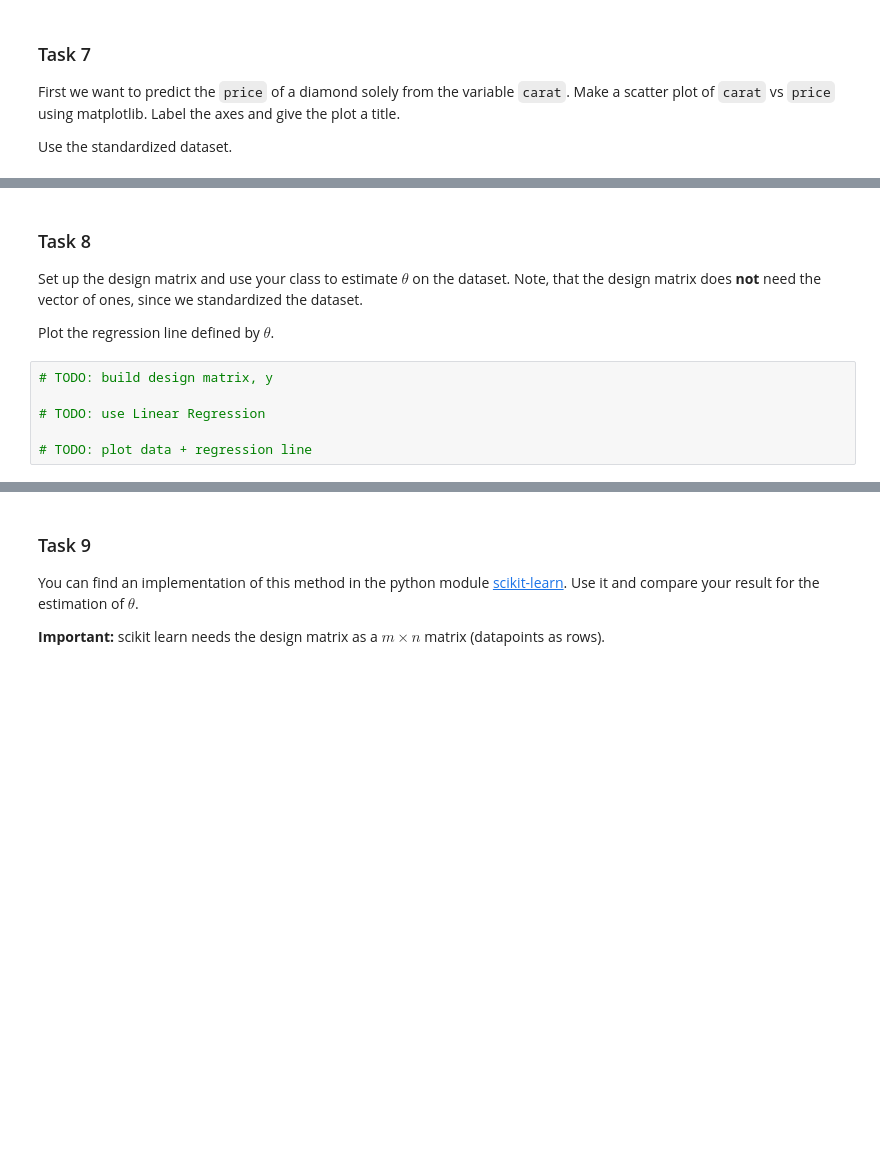
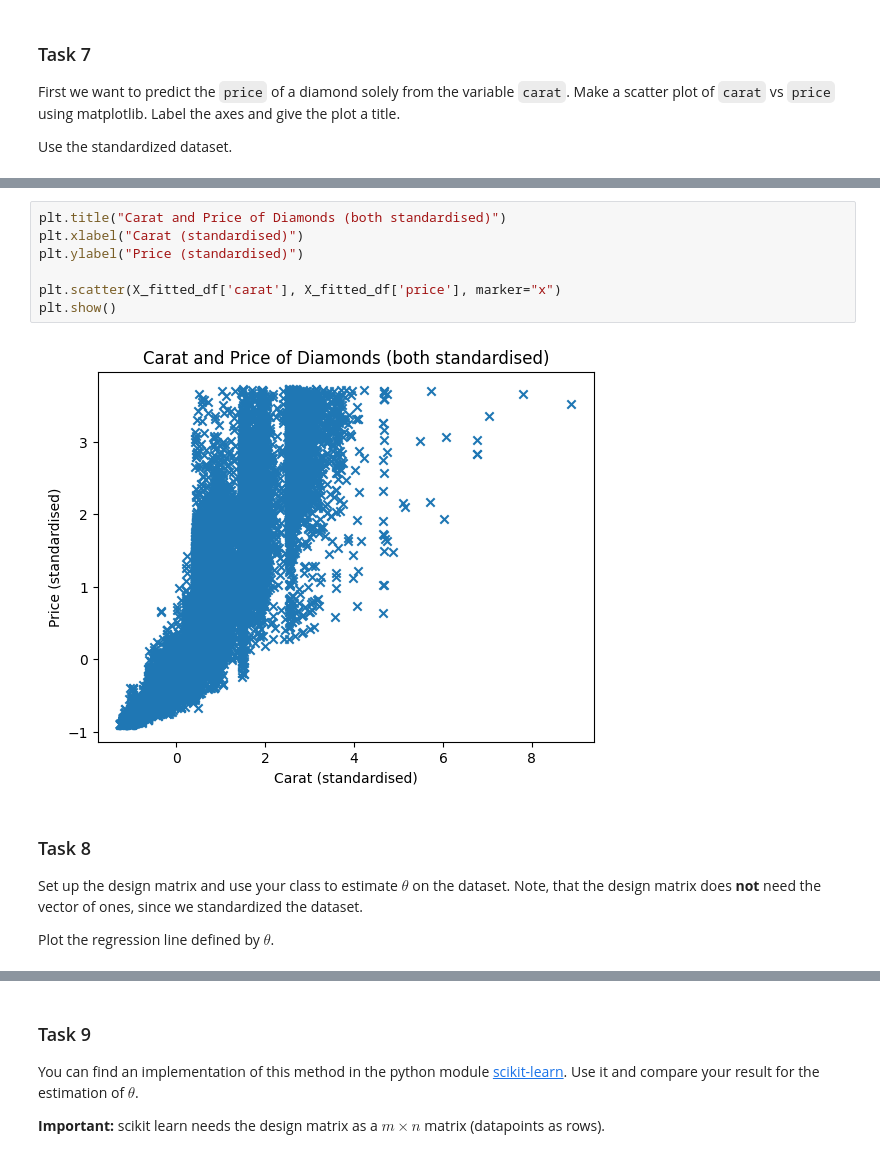
Before and after one commit to HerrMotz/AGDML-Lab, a Jupyter notebook: 01_Linear_Regression/01_Linear_Regression.ipynb, the cells around one changed output, grey strips where cells are left out. Drawn from its saved outputs; the diff is of its cells as text; blank space fills up the shorter version.

```diff
--- a/01_Linear_Regression/01_Linear_Regression.ipynb
+++ b/01_Linear_Regression/01_Linear_Regression.ipynb
@@ -340,3 +424,12 @@ Use the standardized dataset.
+# %%
+plt.title("Carat and Price of Diamonds (both standardised)")
+plt.xlabel("Carat (standardised)")
+plt.ylabel("Price (standardised)")
+
+plt.scatter(X_fitted_df['carat'], X_fitted_df['price'], marker="x")
+plt.show()
+# %% [output]
+[figure, added]
 # %% [markdown]
 ### Task 8
 
@@ -344,9 +437,3 @@ Set up the design matrix and use your class to estimate $\theta$ on the dataset.
 Note, that the design matrix does **not** need the vector of ones, since we standardized the dataset.
 
 Plot the regression line defined by $\theta$.
-# %%
-# TODO: build design matrix, y
-
-# TODO: use Linear Regression
-
-# TODO: plot data + regression line
```
Also changed, not shown: parts of 15 cells of this notebook.
